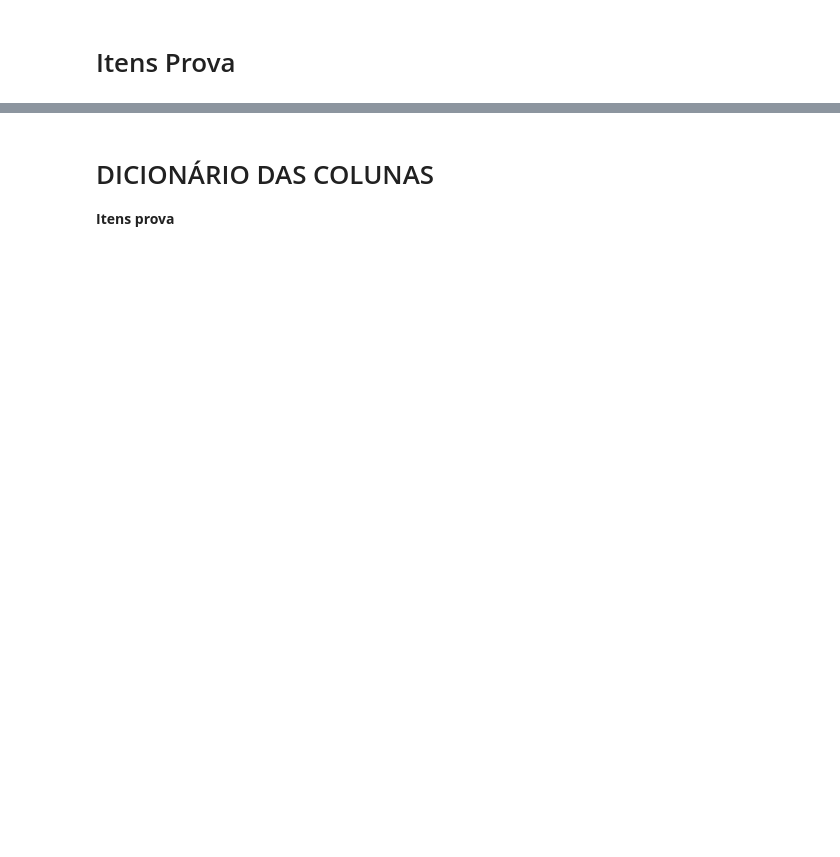
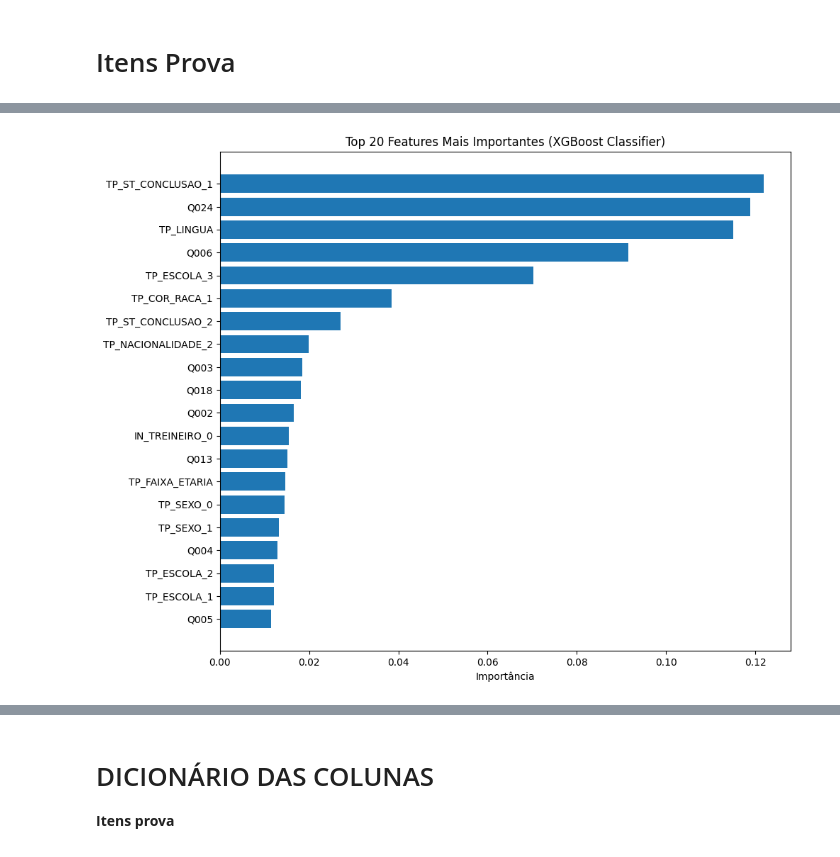
Before and after one commit to MiguelMussalam/predicao_ia_notas_enem, a Jupyter notebook: Tratamento_dos_dados_brutos_do_ENEM_2023.ipynb, the cells around one changed output, grey strips where cells are left out. Cells and saved outputs as stored; diff of their text form; code cells hidden in the pictures; blank space fills up the shorter version.

Commit message:
Teste com XGBClassifier

```diff
--- a/Tratamento_dos_dados_brutos_do_ENEM_2023.ipynb
+++ b/Tratamento_dos_dados_brutos_do_ENEM_2023.ipynb
@@ -143,0 +146,95 @@ files.download('microdados_tratados_enem_2023_500_linhas.xlsx')
+# %%
+import pandas as pd
+from xgboost import XGBClassifier
+from sklearn.model_selection import train_test_split
+from sklearn.metrics import accuracy_score, classification_report, confusion_matrix
+import matplotlib.pyplot as plt
+from google.colab import drive
+
+# Montar o Google Drive
+drive.mount('/content/drive')
+
+# Carregar os dados
+microdados = pd.read_csv('/content/drive/My Drive/Faculdade/5º Semestre/PCG/tratamento microdados/Dados tratados/microdados_tratados_enem_2023.csv')
+print("Dimensões originais:", microdados.shape)
+
+# Colunas a excluir
+colunas_excluir = ['NU_NOTA_CN', 'NU_NOTA_CH', 'NU_NOTA_MT','NU_NOTA_LC',
+         'NU_NOTA_REDACAO', 'NU_NOTA_COMP1', 'NU_NOTA_COMP2','NU_NOTA_COMP3',
+         'NU_NOTA_COMP4', 'NU_NOTA_COMP5', 'NO_MUNICIPIO_PROVA', 'SG_UF_PROVA']
+
+# Definir variável alvo
+alvo = 'NU_NOTA_LC'
+colunas_excluir.remove(alvo)
+
+# Separar X e y
+X = microdados.drop(columns=[alvo] + colunas_excluir)
+y_continuo = microdados[alvo]
+
+# Converter a variável contínua (nota) em classes
+def categorizar_nota(nota):
+    if nota < 400:
+        return 0  # Baixo desempenho
+    elif nota < 600:
+        return 1  # Médio desempenho
+    else:
+        return 2  # Alto desempenho
+
+y = y_continuo.apply(categorizar_nota)
+
+# One-Hot Encoding das variáveis categóricas
+categorical_cols = [
+    'TP_SEXO', 'TP_ESTADO_CIVIL', 'IN_TREINEIRO',
+    'TP_COR_RACA', 'TP_ESCOLA', 'TP_NACIONALIDADE', 'TP_ST_CONCLUSAO'
+]
+
+X_encoded = pd.get_dummies(X, columns=categorical_cols, drop_first=False)
+print("Dimensões após One-Hot:", X_encoded.shape)
+
+# Dividir em treino e teste
+X_train, X_test, y_train, y_test = train_test_split(X_encoded, y, test_size=0.2, random_state=42)
+
+# Modelo de classificação
+model = XGBClassifier(
+    n_estimators=1500,
+    learning_rate=0.05,
+    max_depth=6,
+    subsample=0.8,
+    colsample_bytree=0.8,
+    tree_method='hist',  # otimizado para grandes volumes
+    use_label_encoder=False,
+    eval_metric='mlogloss',
+    random_state=42
+)
+
+# Treinar o modelo
+model.fit(X_train, y_train)
+
+# Previsões
+y_pred = model.predict(X_test)
+
+# Avaliação
+acc = accuracy_score(y_test, y_pred)
+print(f"\nAcurácia: {acc:.4f}")
+print("\nMatriz de Confusão:")
+print(confusion_matrix(y_test, y_pred))
+print("\nRelatório de Classificação:")
+print(classification_report(y_test, y_pred))
+
+# Importância das features
+feature_names = X_encoded.columns
+importances = model.feature_importances_
+sorted_idx = importances.argsort()[::-1]
+feature_names_sorted = [feature_names[i] for i in sorted_idx]
+importances_sorted = importances[sorted_idx]
+
+# Top 20 features
+top_n = 20
+plt.figure(figsize=(10, 8))
+plt.barh(feature_names_sorted[:top_n], importances_sorted[:top_n])
+plt.xlabel("Importância")
+plt.title("Top 20 Features Mais Importantes (XGBoost Classifier)")
+plt.gca().invert_yaxis()
+plt.tight_layout()
+plt.show()
+# %% [output]
@@ -143,0 +264 @@ files.download('microdados_tratados_enem_2023_500_linhas.xlsx')
+[figure, added]
```
Also changed, not shown: parts of 5 cells of this notebook.
